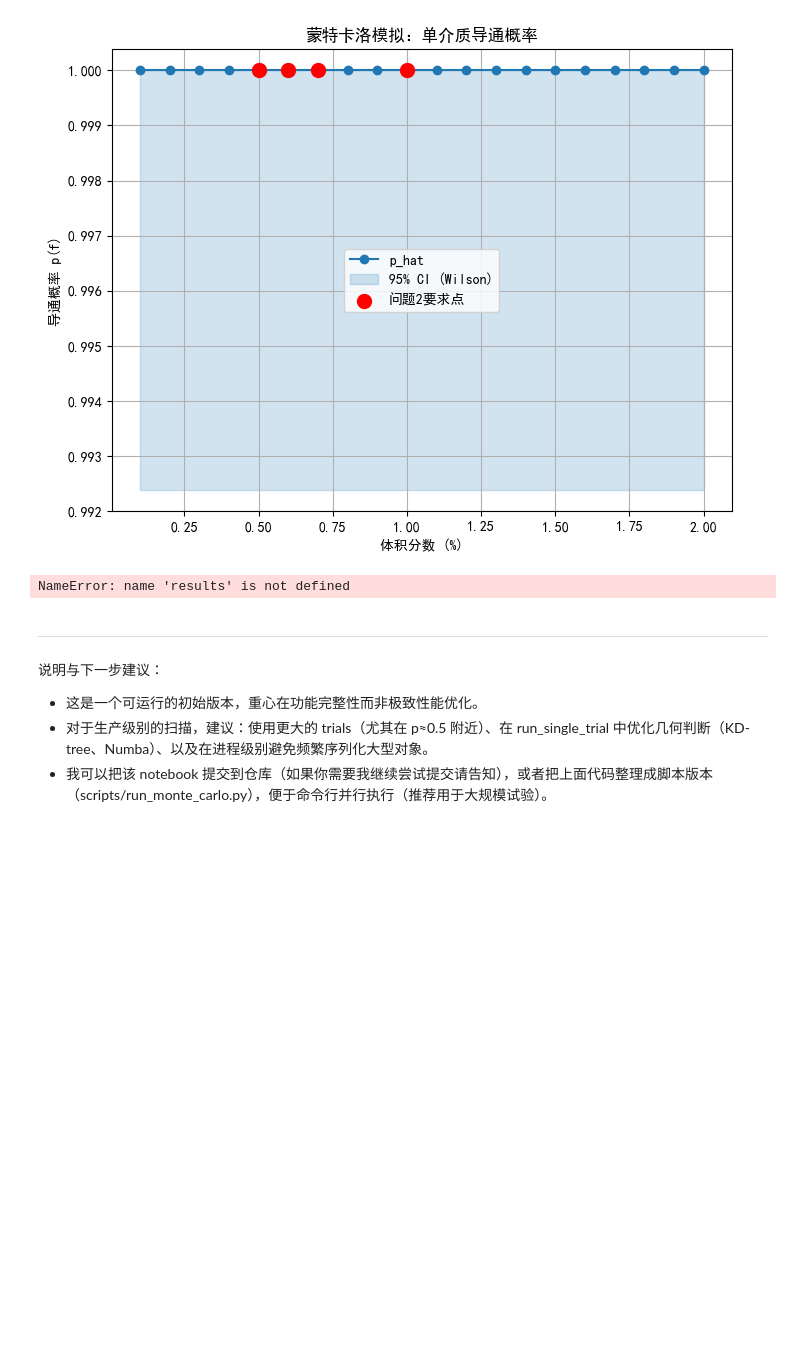
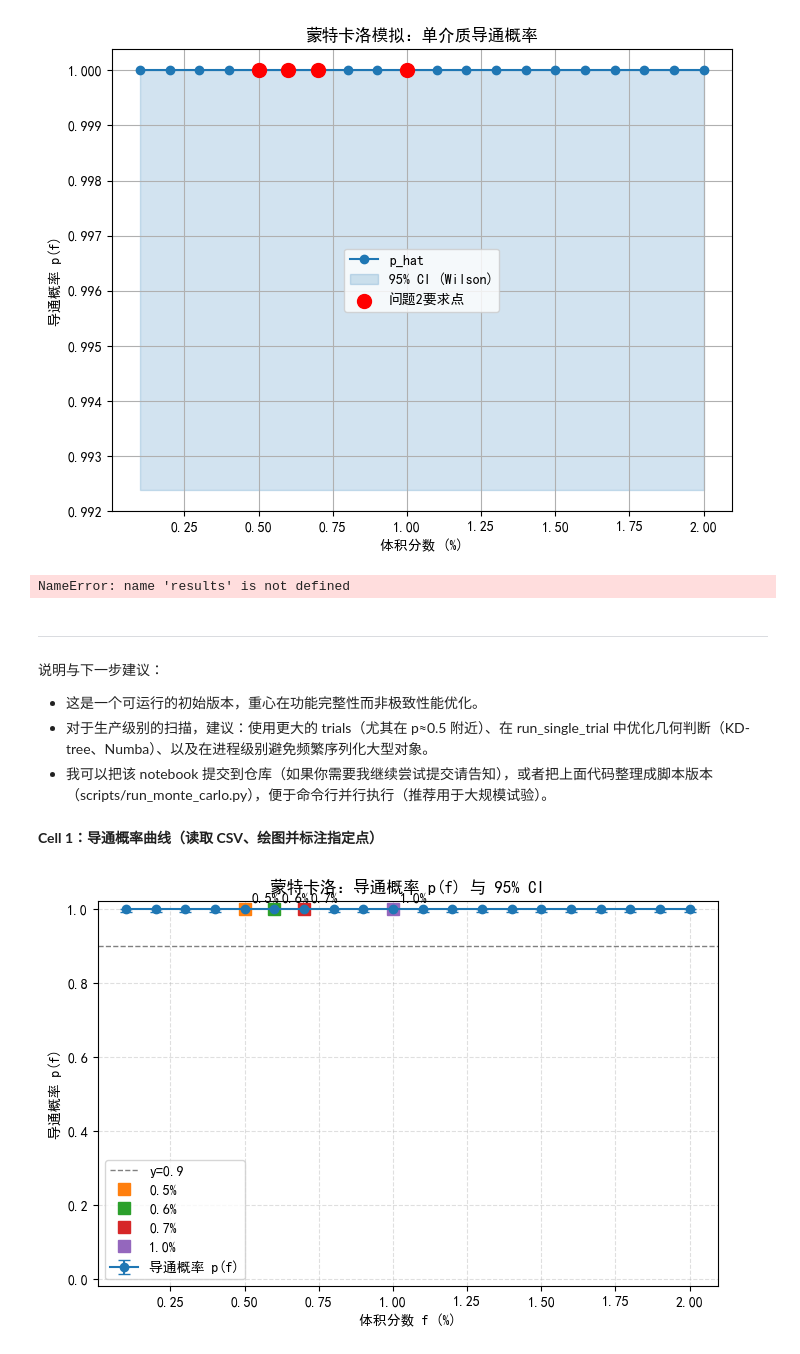
Before and after one commit to xiaoDu666-cell/2026_HuaShuCup_Problem_A, a Jupyter notebook: notebooks/02_蒙特卡洛模拟_单介质.ipynb, the cells around one changed output. Saved outputs shown, nothing was run; the diff lists cells and outputs as text; code cells hidden in the pictures; blank space fills up the shorter version.

```diff
--- a/notebooks/02_蒙特卡洛模拟_单介质.ipynb
+++ b/notebooks/02_蒙特卡洛模拟_单介质.ipynb
@@ -222,3 +222,74 @@ NameError: name 'results' is not defined
 - 这是一个可运行的初始版本，重心在功能完整性而非极致性能优化。
 - 对于生产级别的扫描，建议：使用更大的 trials（尤其在 p≈0.5 附近）、在 run_single_trial 中优化几何判断（KD-tree、Numba）、以及在进程级别避免频繁序列化大型对象。
 - 我可以把该 notebook 提交到仓库（如果你需要我继续尝试提交请告知），或者把上面代码整理成脚本版本（scripts/run_monte_carlo.py），便于命令行并行执行（推荐用于大规模试验）。
+# %% [markdown]
+**Cell 1：导通概率曲线（读取 CSV、绘图并标注指定点）**
+# %%
+# Cell: 导通概率曲线
+import os
+import numpy as np
+import pandas as pd
+import matplotlib.pyplot as plt
+
+plt.rcParams['font.sans-serif'] = ['SimHei']
+plt.rcParams['axes.unicode_minus'] = False
+
+#out_csv = os.path.join('results', 'outputs', 'monte_carlo_results.csv')
+#if not os.path.exists(out_csv):
+    #raise FileNotFoundError(f"找不到结果文件: {out_csv}. 请确认脚本已将结果写到该路径。")
+
+df = pd.read_csv(csv_path)
+
+# 期望 df 含有列: f, p_hat, ci_low, ci_high
+if not {'f', 'p_hat', 'ci_low', 'ci_high'}.issubset(df.columns):
+    raise RuntimeError("结果 CSV 中缺少必要列（需要 f, p_hat, ci_low, ci_high）。请检查 CSV 格式。")
+
+# 横坐标以百分比显示
+x = df['f'].values * 100.0
+y = df['p_hat'].values
+ci_low = df['ci_low'].values
+ci_high = df['ci_high'].values
+
+# 在 yerr 计算之前添加
+#ci_low = np.clip(ci_low, 0, 1)   # 确保下限不低于0
+#ci_high = np.clip(ci_high, 0, 1) # 确保上限不高于1
+
+# yerr 下/上
+#yerr_lower = y - ci_low
+#yerr_upper = ci_high - y
+#yerr = np.vstack([yerr_lower, yerr_upper])
+
+ci_low = np.clip(ci_low, 0, 1)
+ci_high = np.clip(ci_high, 0, 1)
+#修复：把误差值强制为非负
+yerr_lower = np.maximum(y - ci_low, 0.0)
+yerr_upper = np.maximum(ci_high - y, 0.0)
+yerr = np.vstack([yerr_lower, yerr_upper])
+
+plt.figure(figsize=(8,5))
+plt.errorbar(x, y, yerr=yerr, fmt='o-', capsize=4, markersize=6, label='导通概率 p(f)')
+plt.axhline(0.9, color='gray', linestyle='--', linewidth=1, label='y=0.9')
+
+# 标注 4 个关注点（以百分比）
+points = [0.5, 0.6, 0.7, 1.0]  # 百分比
+for p in points:
+    # 尝试在已有数据点上高亮，如无则在图上用垂直线标注
+    mask = np.isclose(x, p, atol=1e-6)
+    if mask.any():
+        xi = x[mask][0]
+        yi = y[mask][0]
+        plt.plot(xi, yi, 's', markersize=8, label=f'{p:.1f}%')
+        plt.annotate(f"{p:.1f}%", xy=(xi, yi), xytext=(5,5), textcoords='offset points')
+    else:
+        plt.axvline(p, color='C3', linestyle=':', linewidth=1)
+        plt.text(p, 0.02, f"{p:.1f}%", rotation=90, va='bottom', ha='center', color='C3')
+
+plt.xlabel('体积分数 f (%)')
+plt.ylabel('导通概率 p(f)')
+plt.ylim(-0.02, 1.02)
+plt.grid(True, linestyle='--', alpha=0.4)
+plt.legend(loc='best')
+plt.title('蒙特卡洛：导通概率 p(f) 与 95% CI')
+plt.show()
+# %% [output]
+[figure, added]
```
Also changed, not shown: parts of 6 cells of this notebook.
